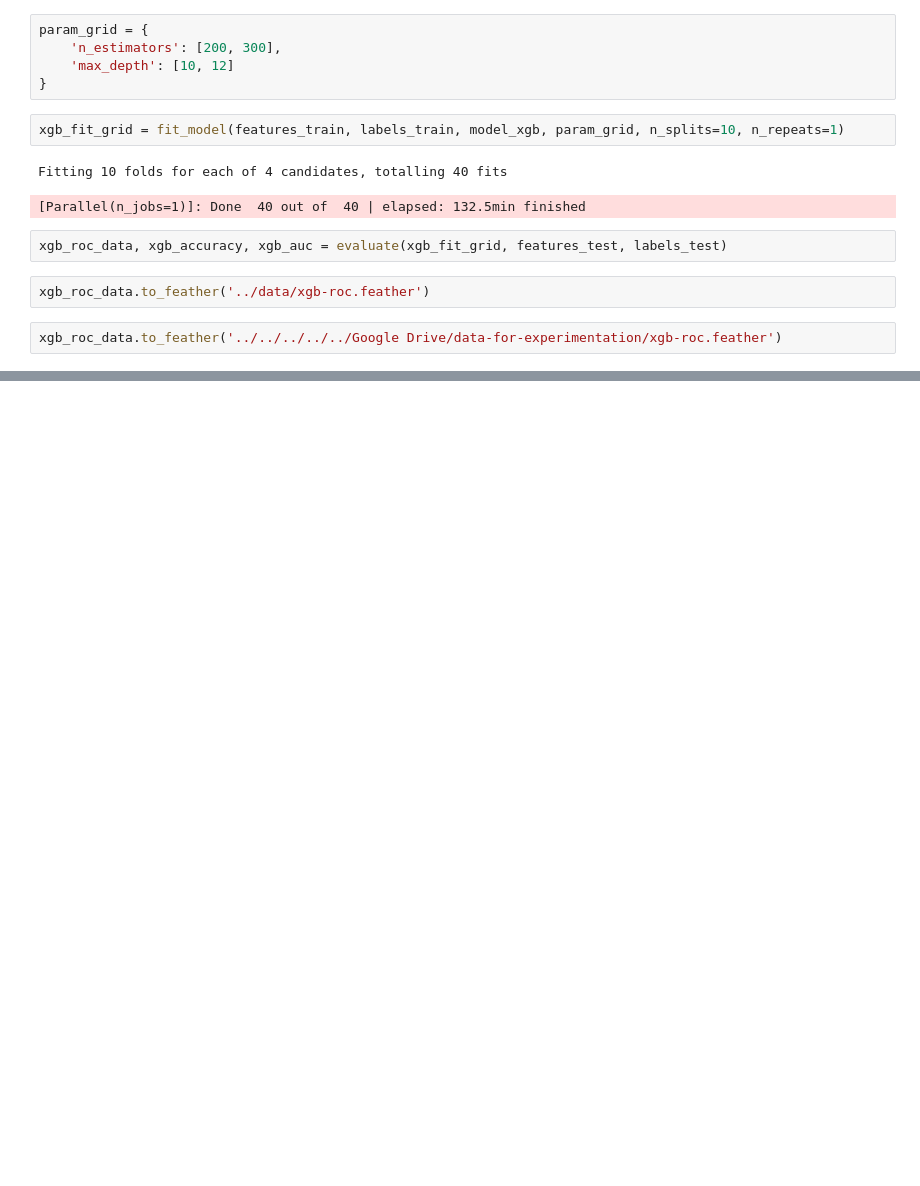
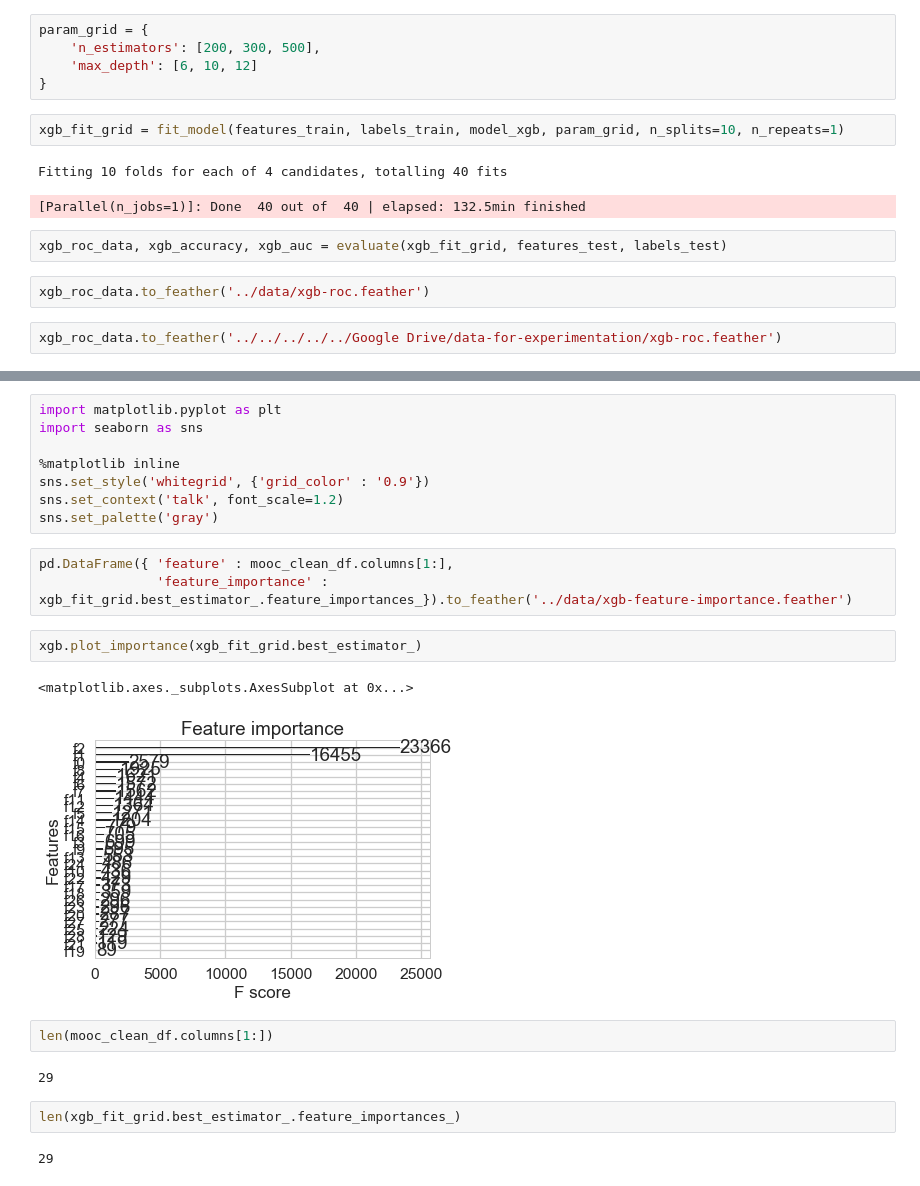
Before and after one commit to pgurazada/MOOCs, a Jupyter notebook: paper/code/fit-model.ipynb, the cells around one changed output, grey strips where cells are left out. Saved outputs shown, nothing was run; the diff lists cells and outputs as text; blank space fills up the shorter version.

Commit message:
variable importances data

```diff
--- a/paper/code/fit-model.ipynb
+++ b/paper/code/fit-model.ipynb
@@ -109,8 +109,8 @@ rf_roc_data.to_feather('../../../../../Google Drive/data-for-experimentation/rf-
 model_xgb = xgb.XGBClassifier(objective='reg:logistic')
 # %%
 param_grid = {
-    'n_estimators': [200, 300],
-    'max_depth': [10, 12]
+    'n_estimators': [200, 300, 500],
+    'max_depth': [6, 10, 12]
 }
 # %%
 xgb_fit_grid = fit_model(features_train, labels_train, model_xgb, param_grid, n_splits=10, n_repeats=1)
@@ -130,0 +138,24 @@ NameError: name 'logit_accuracy' is not defined
+# %%
+import matplotlib.pyplot as plt
+import seaborn as sns
+
+%matplotlib inline
+sns.set_style('whitegrid', {'grid_color' : '0.9'})
+sns.set_context('talk', font_scale=1.2)
+sns.set_palette('gray')
+# %%
+pd.DataFrame({ 'feature' : mooc_clean_df.columns[1:],
+               'feature_importance' : xgb_fit_grid.best_estimator_.feature_importances_}).to_feather('../data/xgb-feature-importance.feather')
+# %%
+xgb.plot_importance(xgb_fit_grid.best_estimator_)
+# %% [output]
+<matplotlib.axes._subplots.AxesSubplot at 0x...>
+[figure, added]
+# %%
+len(mooc_clean_df.columns[1:])
+# %% [output]
+29
+# %%
+len(xgb_fit_grid.best_estimator_.feature_importances_)
+# %% [output]
+29
```
Also changed, not shown: parts of 2 cells of this notebook, 3 other files.
